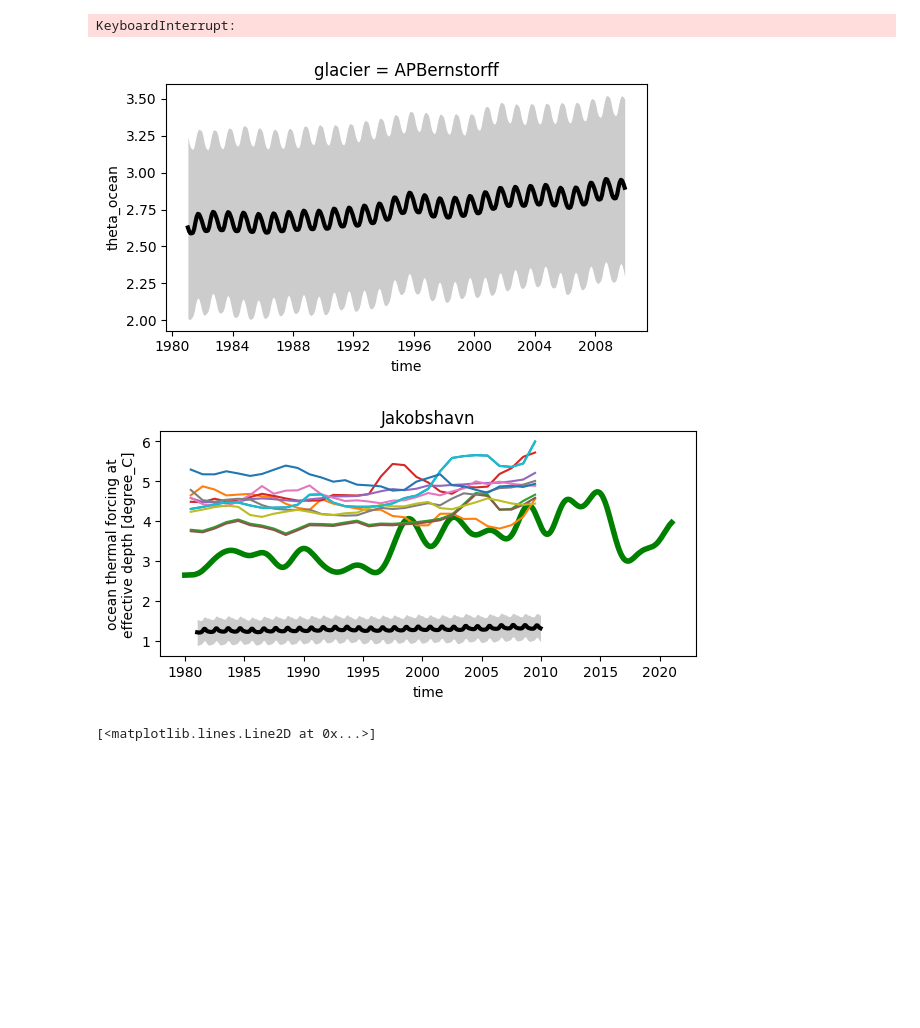
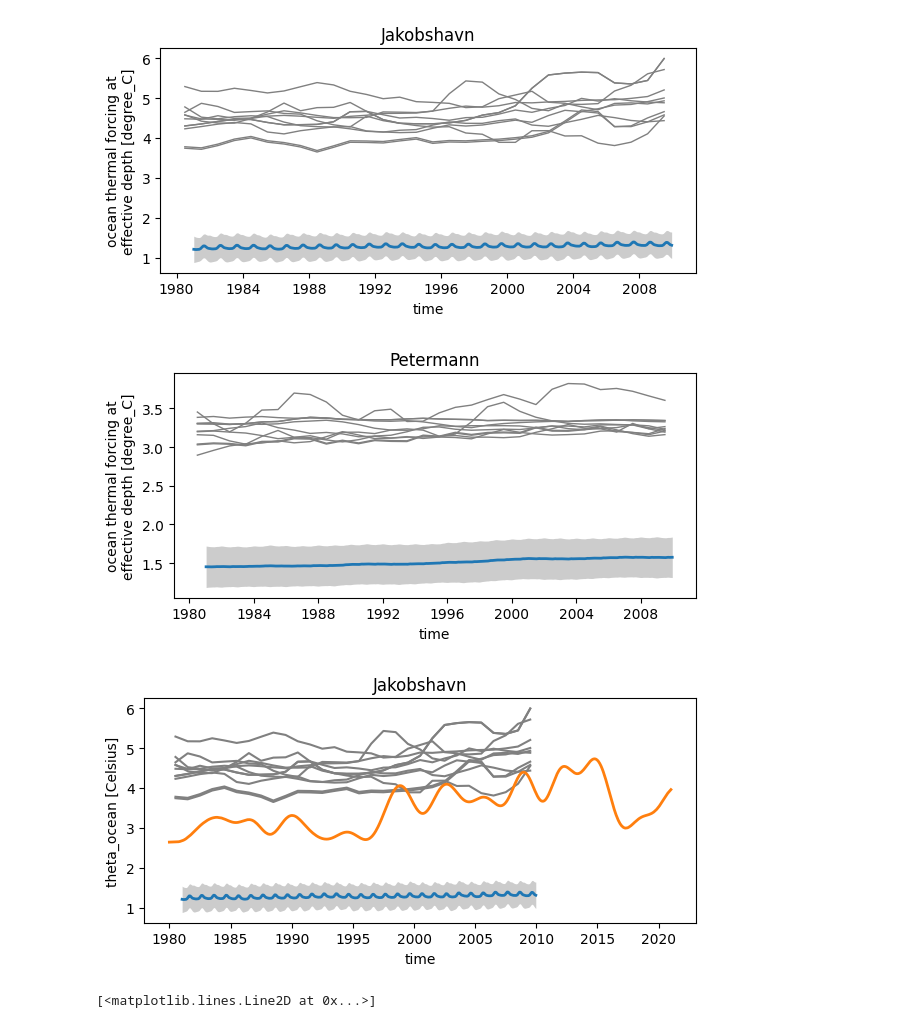
Before and after one commit to pism/pism-ragis, a Jupyter notebook: notebooks/Ocean_Forcing.ipynb, the cells around one changed output. Cells and saved outputs as stored; diff of their text form; code cells hidden in the pictures; blank space fills up the shorter version.

```diff
--- a/notebooks/Ocean_Forcing.ipynb
+++ b/notebooks/Ocean_Forcing.ipynb
@@ -97,25 +98,25 @@ r_ds = xr.merge([r_ds, X, Y])
 gcms = ds.sel(time=slice("1980-01-01", "2010-01-01"))
 reanalysis = r_ds.sel(time=slice("1980-01-01", "2010-01-01")).rolling(time=13).mean()
 # %%
-for k, g in enumerate(reanalysis.glacier):
+for k in [86, 161]:
     reanalysis_glacier = reanalysis.isel(glacier=k)
     pos = {"x": reanalysis_glacier.x, "y": reanalysis_glacier.y}
     gcm_theta = gcms.sel(pos, method="nearest").theta_ocean
     reanalysis_theta = reanalysis_glacier.theta_ocean
     reanalysis_theta_mean = reanalysis_theta.mean(dim="realization")
     reanalysis_theta_std = reanalysis_theta.std(dim="realization")
     fig, ax = plt.subplots(1, 1, figsize=(6.2, 3.2))
     ax.fill_between(reanalysis_theta_mean.time, reanalysis_theta_mean - reanalysis_theta_std, reanalysis_theta_mean + reanalysis_theta_std,
                     color="k", alpha=0.20, lw=0)
-    reanalysis_theta_mean.plot.line(color="k", lw=3, ax=ax)
-    gcm_theta.plot.line(x="time", hue="exp_id", ax=ax, add_legend=False)
+    reanalysis_theta_mean.plot.line(lw=2, ax=ax)
+    gcm_theta.plot.line(x="time", hue="exp_id", ax=ax, color="0.5", lw=1, add_legend=False)
     glacier_name = reanalysis_theta.glacier.values
     ax.set_title(glacier_name)
     fig.tight_layout()
     fig.savefig(f"{glacier_name}.pdf")
 # %% [output]
-KeyboardInterrupt:
-[figure, old version]
+[figure, new version]
+[figure, added]
 # %%
     k = 86
     reanalysis_glacier = reanalysis.isel(glacier=k)
@@ -127,15 +128,15 @@ KeyboardInterrupt:
     fig, ax = plt.subplots(1, 1, figsize=(6.2, 3.2))
     ax.fill_between(reanalysis_theta_mean.time, reanalysis_theta_mean - reanalysis_theta_std, reanalysis_theta_mean + reanalysis_theta_std,
                     color="k", alpha=0.20, lw=0)
-    reanalysis_theta_mean.plot.line(color="k", lw=3, ax=ax)
-    jib.theta_ocean.plot.line(hue="exp_id", ax=ax, lw=4, color="g")
-    gcm_theta.plot.line(x="time", hue="exp_id", ax=ax, add_legend=False)
+    reanalysis_theta_mean.plot.line(lw=2, ax=ax)
+    gcm_theta.plot.line(x="time", hue="exp_id", color="0.5", ax=ax, add_legend=False)
+    jib.theta_ocean.plot.line(hue="exp_id", ax=ax, lw=2)
     glacier_name = reanalysis_theta.glacier.values
     ax.set_title(glacier_name)
     fig.tight_layout()
     fig.savefig(f"{glacier_name}.pdf")
 # %% [output]
-[figure, old version]
+[figure, new version]
 # %%
 time = recon.time
 plt.figure()
```
Also changed, not shown: parts of 2 cells of this notebook, 2 other files.
